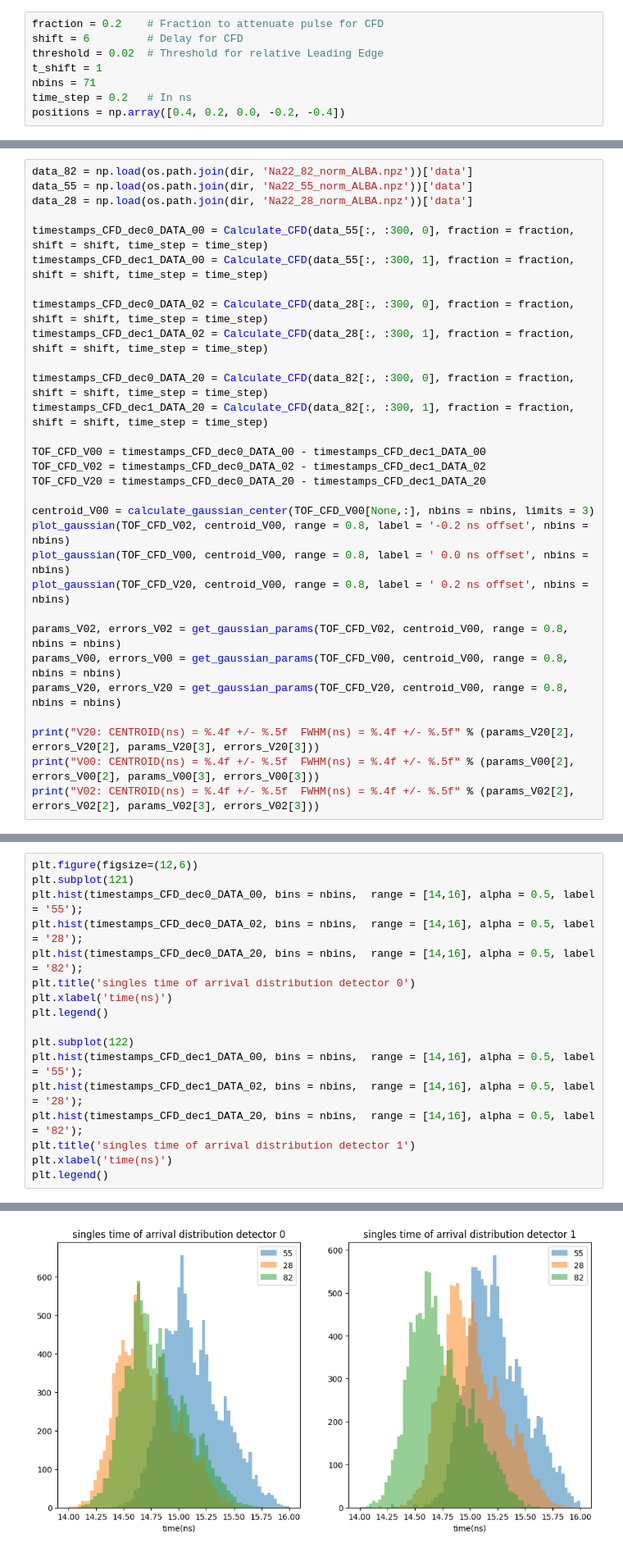
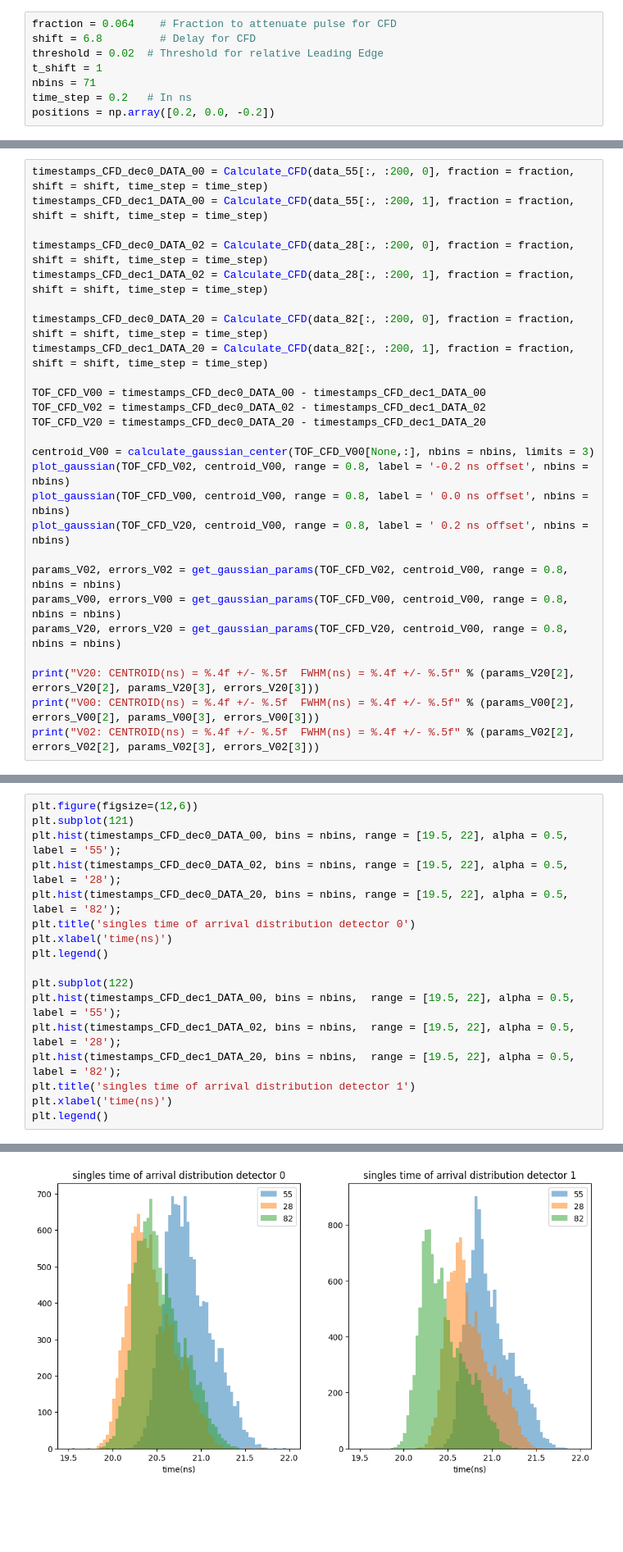
Before and after one commit to wjosefw/MLTiming, a Jupyter notebook: Traditional_methods.ipynb, the cells around one changed output, grey strips where cells are left out. Shown at 82% size. Cells and saved outputs as stored; diff of their text form; blank space fills up the shorter version.

```diff
--- a/Traditional_methods.ipynb
+++ b/Traditional_methods.ipynb
@@ -14,8 +16,8 @@ normalized_data = np.load(os.path.join(dir, 'Na22_test_val.npz'))['data']
 # %%
-fraction = 0.2    # Fraction to attenuate pulse for CFD
-shift = 6         # Delay for CFD
+fraction = 0.064    # Fraction to attenuate pulse for CFD
+shift = 6.8         # Delay for CFD
 threshold = 0.02  # Threshold for relative Leading Edge
 t_shift = 1
 nbins = 71
 time_step = 0.2   # In ns
-positions = np.array([0.4, 0.2, 0.0, -0.2, -0.4])
+positions = np.array([0.2, 0.0, -0.2])
@@ -30,16 +97,12 @@ DATA_40 = create_position(DATA_00, channel_to_move = 0, channel_to_fix = 1, t_sh
 # %%
-data_82 = np.load(os.path.join(dir, 'Na22_82_norm_ALBA.npz'))['data']
-data_55 = np.load(os.path.join(dir, 'Na22_55_norm_ALBA.npz'))['data']
-data_28 = np.load(os.path.join(dir, 'Na22_28_norm_ALBA.npz'))['data']
+timestamps_CFD_dec0_DATA_00 = Calculate_CFD(data_55[:, :200, 0], fraction = fraction, shift = shift, time_step = time_step)
+timestamps_CFD_dec1_DATA_00 = Calculate_CFD(data_55[:, :200, 1], fraction = fraction, shift = shift, time_step = time_step)
 
-timestamps_CFD_dec0_DATA_00 = Calculate_CFD(data_55[:, :300, 0], fraction = fraction, shift = shift, time_step = time_step)
-timestamps_CFD_dec1_DATA_00 = Calculate_CFD(data_55[:, :300, 1], fraction = fraction, shift = shift, time_step = time_step)
+timestamps_CFD_dec0_DATA_02 = Calculate_CFD(data_28[:, :200, 0], fraction = fraction, shift = shift, time_step = time_step)
+timestamps_CFD_dec1_DATA_02 = Calculate_CFD(data_28[:, :200, 1], fraction = fraction, shift = shift, time_step = time_step)
 
-timestamps_CFD_dec0_DATA_02 = Calculate_CFD(data_28[:, :300, 0], fraction = fraction, shift = shift, time_step = time_step)
-timestamps_CFD_dec1_DATA_02 = Calculate_CFD(data_28[:, :300, 1], fraction = fraction, shift = shift, time_step = time_step)
-
-timestamps_CFD_dec0_DATA_20 = Calculate_CFD(data_82[:, :300, 0], fraction = fraction, shift = shift, time_step = time_step)
-timestamps_CFD_dec1_DATA_20 = Calculate_CFD(data_82[:, :300, 1], fraction = fraction, shift = shift, time_step = time_step)
+timestamps_CFD_dec0_DATA_20 = Calculate_CFD(data_82[:, :200, 0], fraction = fraction, shift = shift, time_step = time_step)
+timestamps_CFD_dec1_DATA_20 = Calculate_CFD(data_82[:, :200, 1], fraction = fraction, shift = shift, time_step = time_step)
 
 TOF_CFD_V00 = timestamps_CFD_dec0_DATA_00 - timestamps_CFD_dec1_DATA_00
 TOF_CFD_V02 = timestamps_CFD_dec0_DATA_02 - timestamps_CFD_dec1_DATA_02
@@ -65,20 +174,20 @@ V02: CENTROID(ns) = -0.1947 +/- 0.00065  FWHM(ns) = 0.2733 +/- 0.00071
 # %%
 plt.figure(figsize=(12,6))
 plt.subplot(121)
-plt.hist(timestamps_CFD_dec0_DATA_00, bins = nbins,  range = [14,16], alpha = 0.5, label = '55');
-plt.hist(timestamps_CFD_dec0_DATA_02, bins = nbins,  range = [14,16], alpha = 0.5, label = '28');
-plt.hist(timestamps_CFD_dec0_DATA_20, bins = nbins,  range = [14,16], alpha = 0.5, label = '82');
+plt.hist(timestamps_CFD_dec0_DATA_00, bins = nbins, range = [19.5, 22], alpha = 0.5, label = '55');
+plt.hist(timestamps_CFD_dec0_DATA_02, bins = nbins, range = [19.5, 22], alpha = 0.5, label = '28');
+plt.hist(timestamps_CFD_dec0_DATA_20, bins = nbins, range = [19.5, 22], alpha = 0.5, label = '82');
 plt.title('singles time of arrival distribution detector 0')
 plt.xlabel('time(ns)')
 plt.legend()
 
 plt.subplot(122)
-plt.hist(timestamps_CFD_dec1_DATA_00, bins = nbins,  range = [14,16], alpha = 0.5, label = '55');
-plt.hist(timestamps_CFD_dec1_DATA_02, bins = nbins,  range = [14,16], alpha = 0.5, label = '28');
-plt.hist(timestamps_CFD_dec1_DATA_20, bins = nbins,  range = [14,16], alpha = 0.5, label = '82');
+plt.hist(timestamps_CFD_dec1_DATA_00, bins = nbins,  range = [19.5, 22], alpha = 0.5, label = '55');
+plt.hist(timestamps_CFD_dec1_DATA_02, bins = nbins,  range = [19.5, 22], alpha = 0.5, label = '28');
+plt.hist(timestamps_CFD_dec1_DATA_20, bins = nbins,  range = [19.5, 22], alpha = 0.5, label = '82');
 plt.title('singles time of arrival distribution detector 1')
 plt.xlabel('time(ns)')
 plt.legend()
 # %% [output]
 <matplotlib.legend.Legend at 0x...>
-[figure, old version]
+[figure, new version]
```
Also changed, not shown: parts of 21 cells of this notebook.
